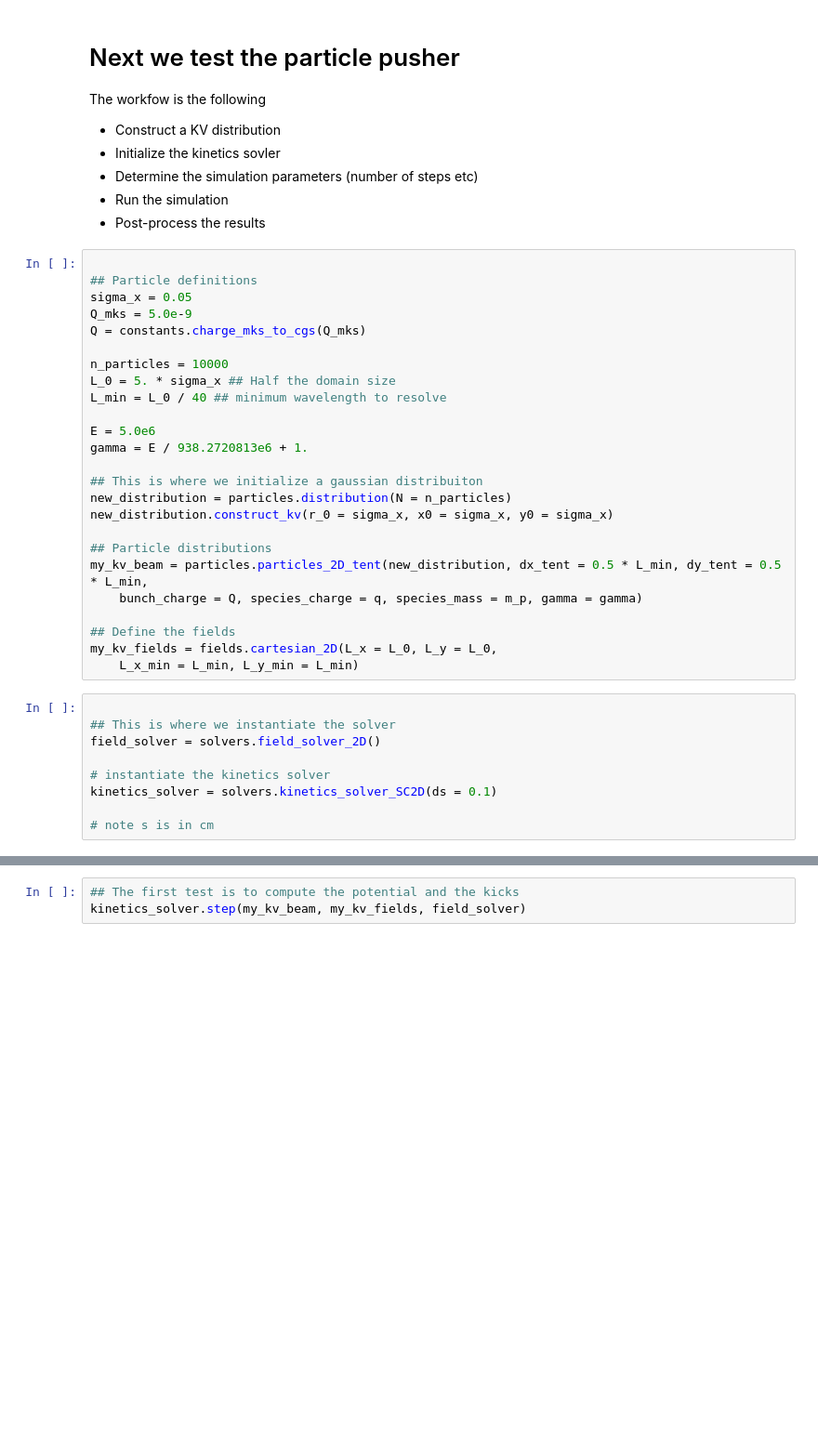
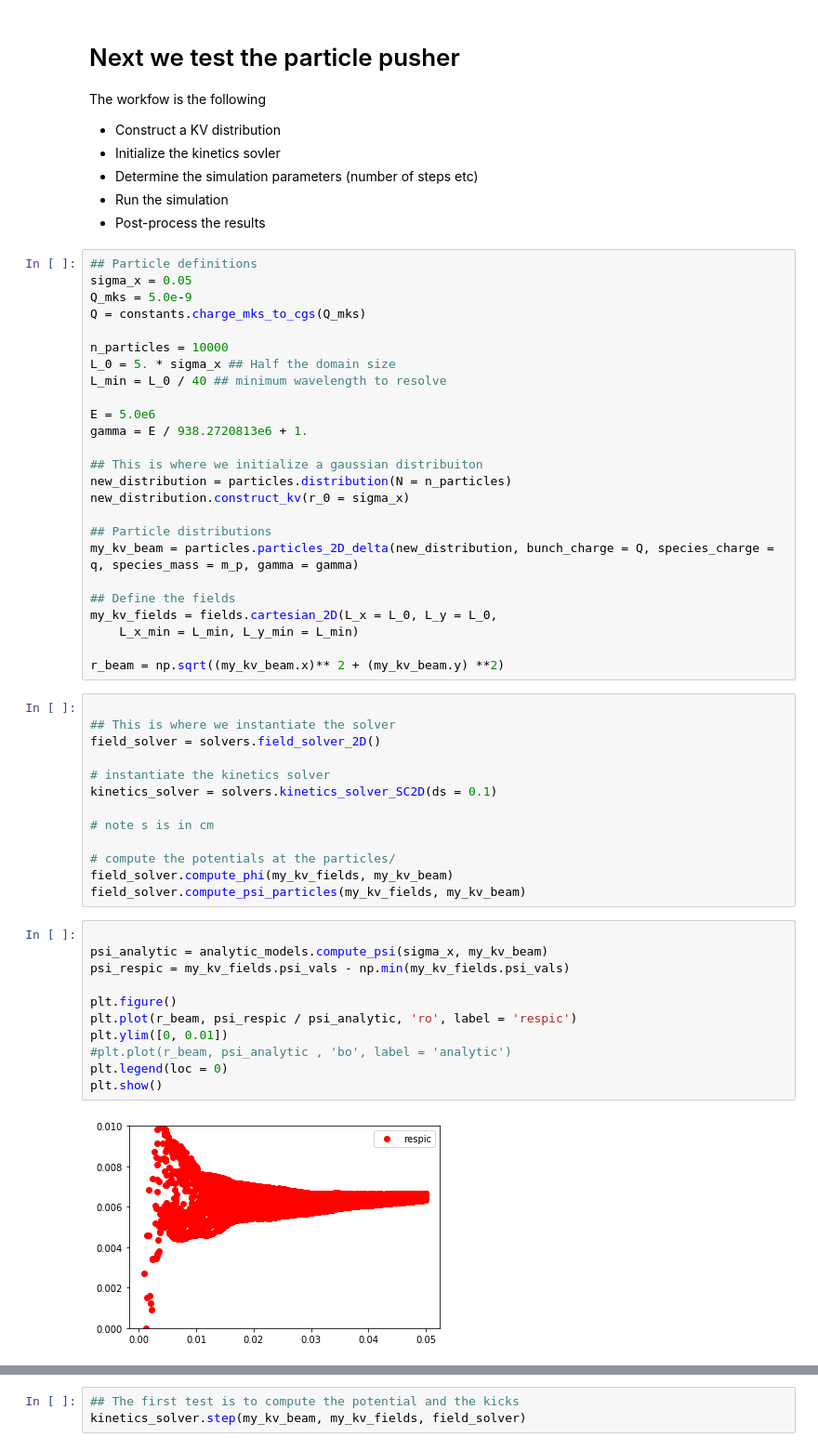
Before and after one commit to radiasoft/rsrespic, a Jupyter notebook: development/shell_gaussian_tests.ipynb, the cells around one changed output, grey strips where cells are left out. Shown: that part at 93% size. Saved outputs shown, nothing was run; the diff lists cells and outputs as text; blank space fills up the shorter version.

Commit message:
Updated solvers and analytic model

```diff
--- a/development/shell_gaussian_tests.ipynb
+++ b/development/shell_gaussian_tests.ipynb
@@ -107,7 +100,6 @@ The workfow is the following
 * Run the simulation
 * Post-process the results
 # %%
-
 ## Particle definitions
 sigma_x = 0.05
 Q_mks = 5.0e-9
@@ -122,15 +114,16 @@ gamma = E / 938.2720813e6 + 1.
 
 ## This is where we initialize a gaussian distribuiton
 new_distribution = particles.distribution(N = n_particles)
-new_distribution.construct_kv(r_0 = sigma_x, x0 = sigma_x, y0 = sigma_x)
+new_distribution.construct_kv(r_0 = sigma_x)
 
 ## Particle distributions
-my_kv_beam = particles.particles_2D_tent(new_distribution, dx_tent = 0.5 * L_min, dy_tent = 0.5 * L_min,
-    bunch_charge = Q, species_charge = q, species_mass = m_p, gamma = gamma)
+my_kv_beam = particles.particles_2D_delta(new_distribution, bunch_charge = Q, species_charge = q, species_mass = m_p, gamma = gamma)
 
 ## Define the fields
 my_kv_fields = fields.cartesian_2D(L_x = L_0, L_y = L_0,
 	L_x_min = L_min, L_y_min = L_min)
+
+r_beam = np.sqrt((my_kv_beam.x)** 2 + (my_kv_beam.y) **2)
 # %%
 
 ## This is where we instantiate the solver
@@ -140,3 +133,20 @@ field_solver = solvers.field_solver_2D()
 kinetics_solver = solvers.kinetics_solver_SC2D(ds = 0.1)
 
 # note s is in cm
+
+# compute the potentials at the particles/
+field_solver.compute_phi(my_kv_fields, my_kv_beam)
+field_solver.compute_psi_particles(my_kv_fields, my_kv_beam)
+# %%
+
+psi_analytic = analytic_models.compute_psi(sigma_x, my_kv_beam)
+psi_respic = my_kv_fields.psi_vals - np.min(my_kv_fields.psi_vals)
+
+plt.figure()
+plt.plot(r_beam, psi_respic / psi_analytic, 'ro', label = 'respic')
+plt.ylim([0, 0.01])
+#plt.plot(r_beam, psi_analytic , 'bo', label = 'analytic')
+plt.legend(loc = 0)
+plt.show()
+# %% [output]
+[figure, added]
```
Also changed, not shown: parts of 12 cells of this notebook, 2 other files.
